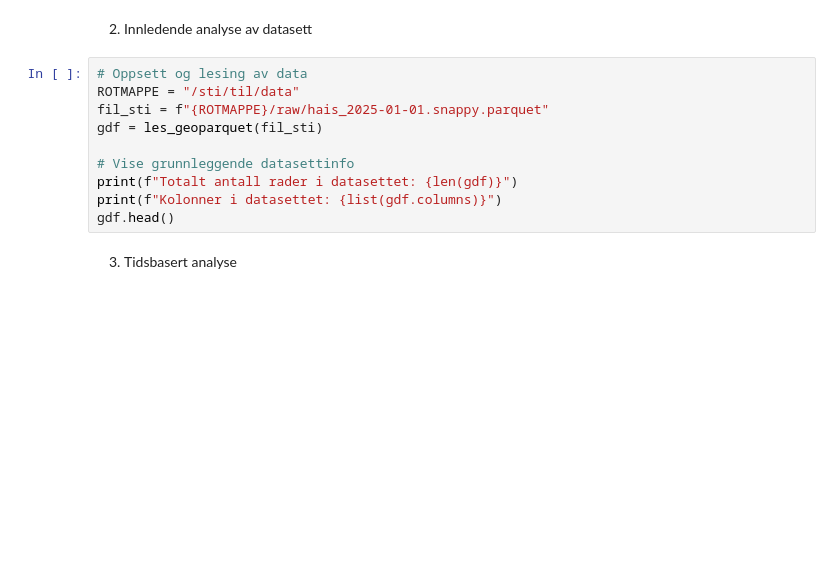
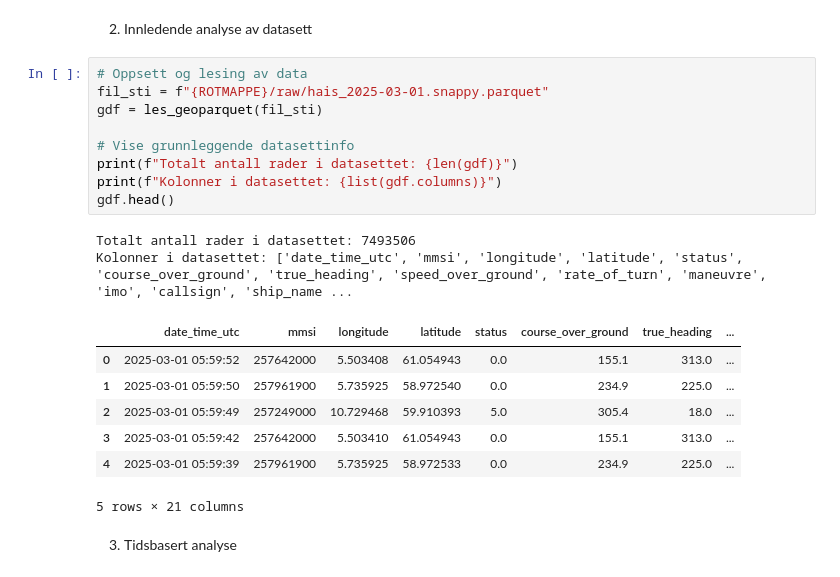
Before and after one commit to kartAI/kaidata_geolake, a Jupyter notebook: demo.ipynb, the cells around one changed output. Saved outputs shown, nothing was run; the diff lists cells and outputs as text; blank space fills up the shorter version.

```diff
--- a/demo.ipynb
+++ b/demo.ipynb
@@ -614,14 +188,23 @@ def analyser_ais_data():
 2. Innledende analyse av datasett
 # %%
 # Oppsett og lesing av data
-ROTMAPPE = "/sti/til/data"
-fil_sti = f"{ROTMAPPE}/raw/hais_2025-01-01.snappy.parquet"
+fil_sti = f"{ROTMAPPE}/raw/hais_2025-03-01.snappy.parquet"
 gdf = les_geoparquet(fil_sti)
 
 # Vise grunnleggende datasettinfo
 print(f"Totalt antall rader i datasettet: {len(gdf)}")
 print(f"Kolonner i datasettet: {list(gdf.columns)}")
 gdf.head()
+# %% [output]
+Totalt antall rader i datasettet: 7493506
+Kolonner i datasettet: ['date_time_utc', 'mmsi', 'longitude', 'latitude', 'status', 'course_over_ground', 'true_heading', 'speed_over_ground', 'rate_of_turn', 'maneuvre', 'imo', 'callsign', 'ship_name ...
+|  | date_time_utc | mmsi | longitude | latitude | status | course_over_ground | true_heading | ... |
+| 0 | 2025-03-01 05:59:52 | 257642000 | 5.503408 | 61.054943 | 0.0 | 155.1 | 313.0 | ... |
+| 1 | 2025-03-01 05:59:50 | 257961900 | 5.735925 | 58.972540 | 0.0 | 234.9 | 225.0 | ... |
+| 2 | 2025-03-01 05:59:49 | 257249000 | 10.729468 | 59.910393 | 5.0 | 305.4 | 18.0 | ... |
+| 3 | 2025-03-01 05:59:42 | 257642000 | 5.503410 | 61.054943 | 0.0 | 155.1 | 313.0 | ... |
+| 4 | 2025-03-01 05:59:39 | 257961900 | 5.735925 | 58.972533 | 0.0 | 234.9 | 225.0 | ... |
+5 rows × 21 columns
 # %% [markdown]
 3. Tidsbasert analyse
 # %%
```
Also changed, not shown: parts of 30 cells of this notebook, 2 other files.
